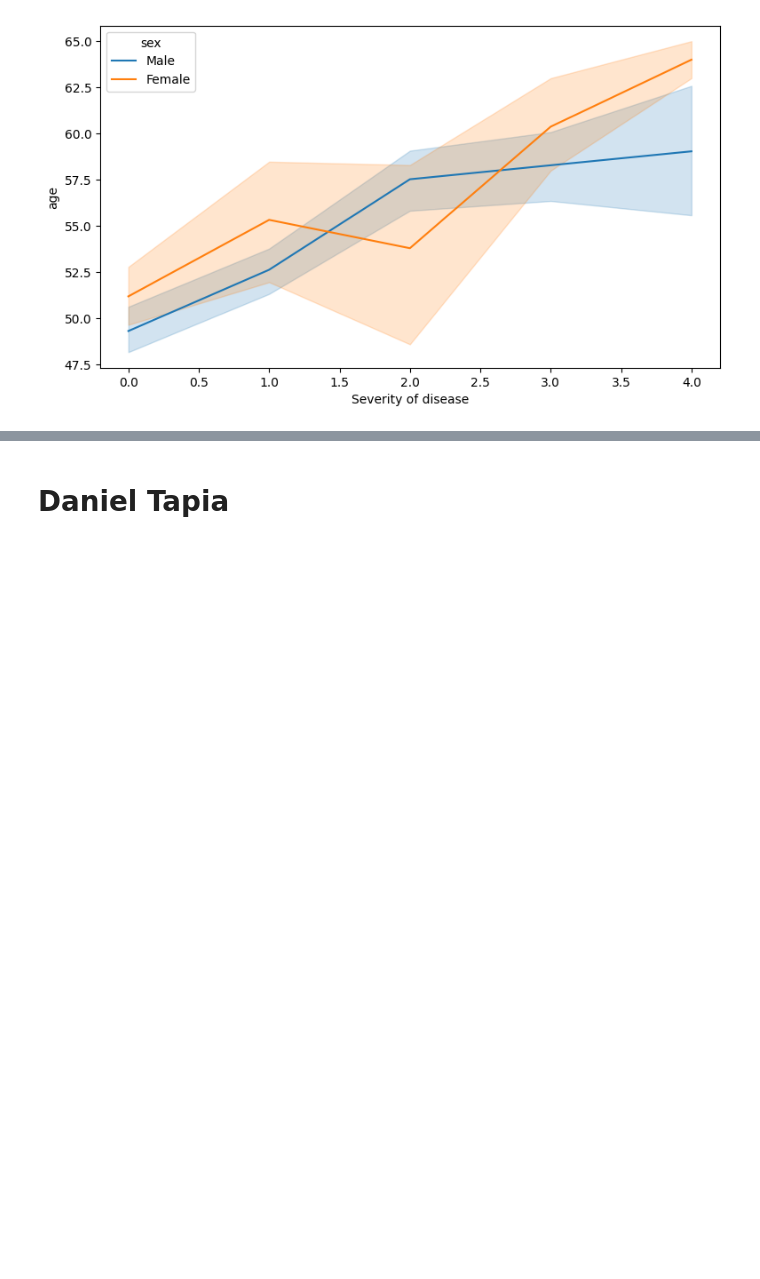
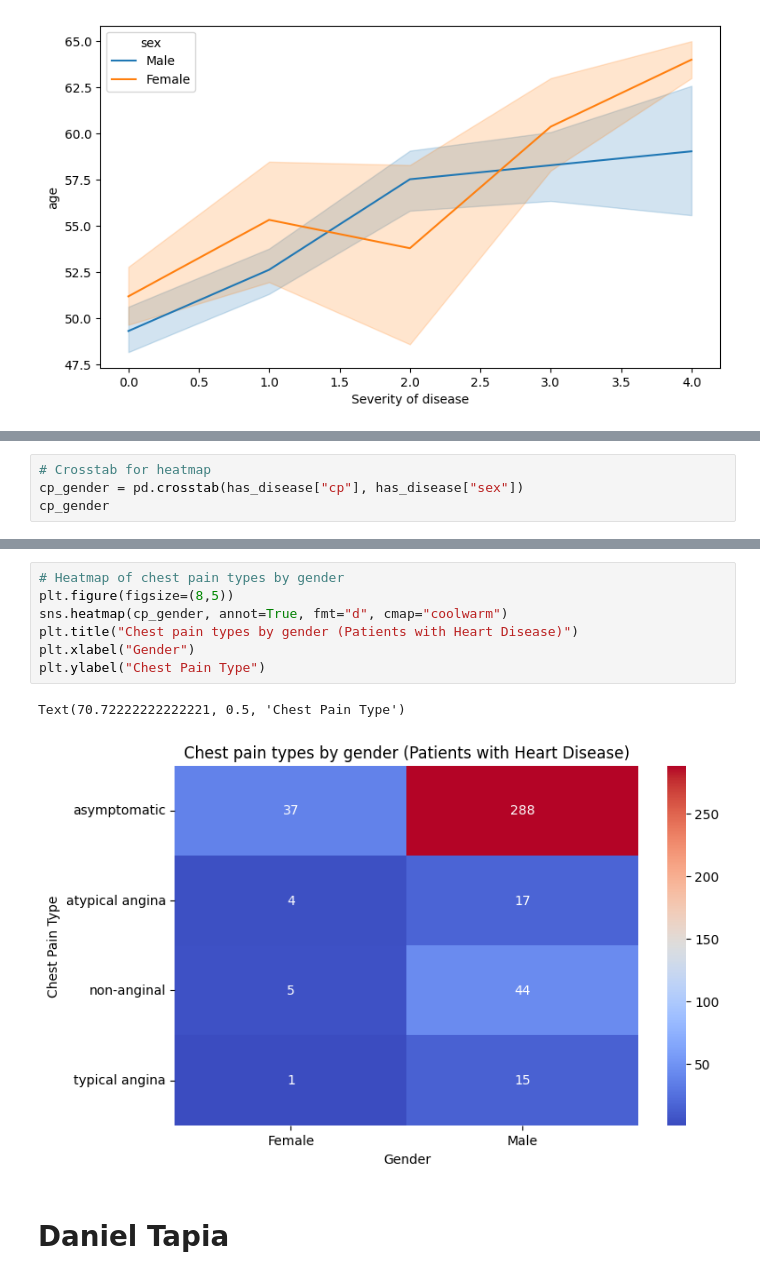
Before and after one commit to davprog9/Heart-Disease-Liklehood-Analysis, a Jupyter notebook: Analysis.ipynb, the cells around one changed output, grey strips where cells are left out. Cells and saved outputs as stored; diff of their text form; blank space fills up the shorter version.

```diff
--- a/Analysis.ipynb
+++ b/Analysis.ipynb
@@ -273,0 +308,4 @@ sns.lineplot(x="num", y="age", data=data, hue="sex")
+# %%
+# Crosstab for heatmap
+cp_gender = pd.crosstab(has_disease["cp"], has_disease["sex"])
+cp_gender
@@ -274,3 +319,13 @@ sns.lineplot(x="num", y="age", data=data, hue="sex")
+# %%
+# Heatmap of chest pain types by gender
+plt.figure(figsize=(8,5))
+sns.heatmap(cp_gender, annot=True, fmt="d", cmap="coolwarm")
+plt.title("Chest pain types by gender (Patients with Heart Disease)")
+plt.xlabel("Gender")
+plt.ylabel("Chest Pain Type")
+# %% [output]
+Text(70.72222222222221, 0.5, 'Chest Pain Type')
+[figure, added]
 # %% [markdown]
 # Daniel Tapia
 # %% [markdown]
```
Also changed, not shown: parts of 8 cells of this notebook.
